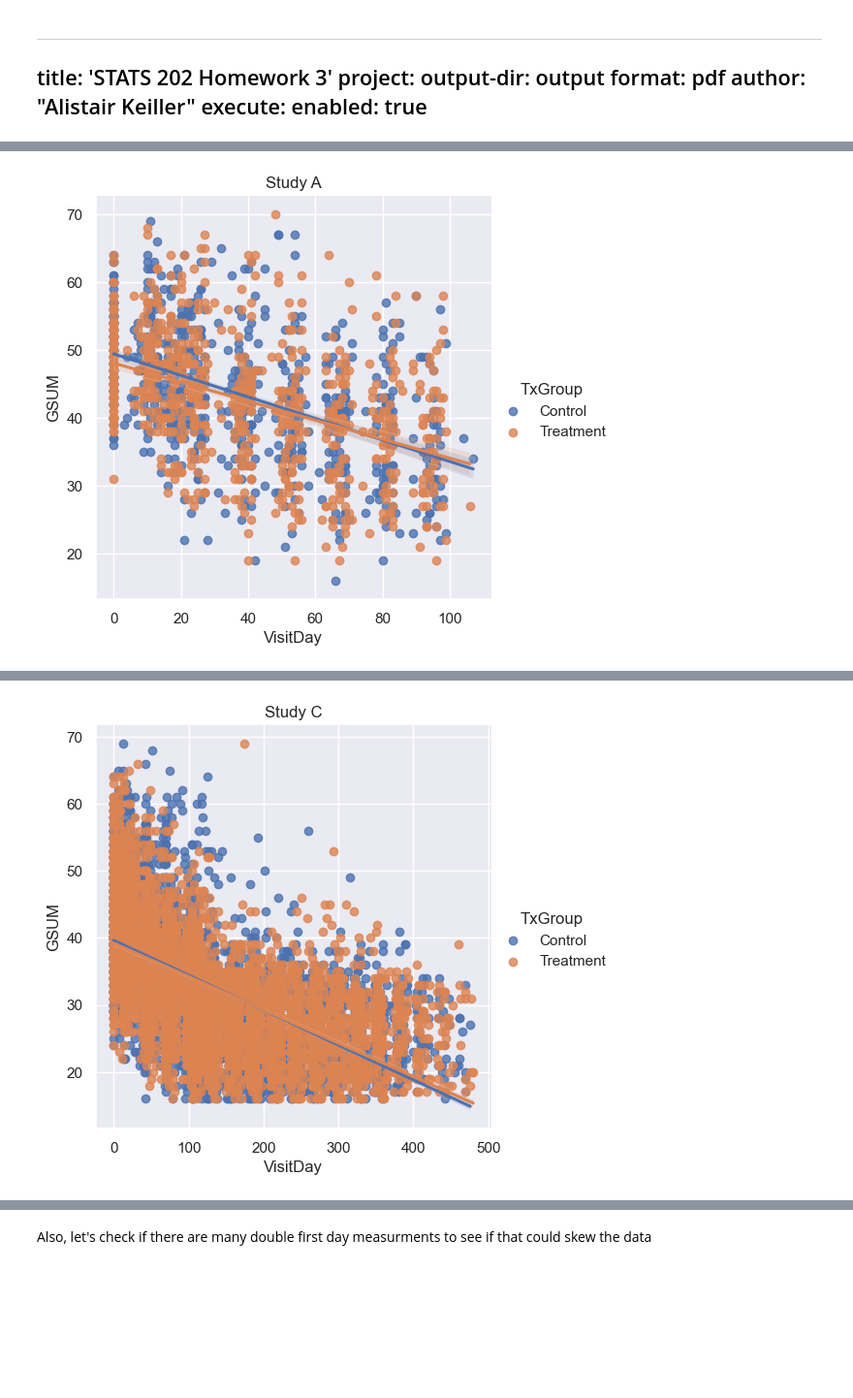
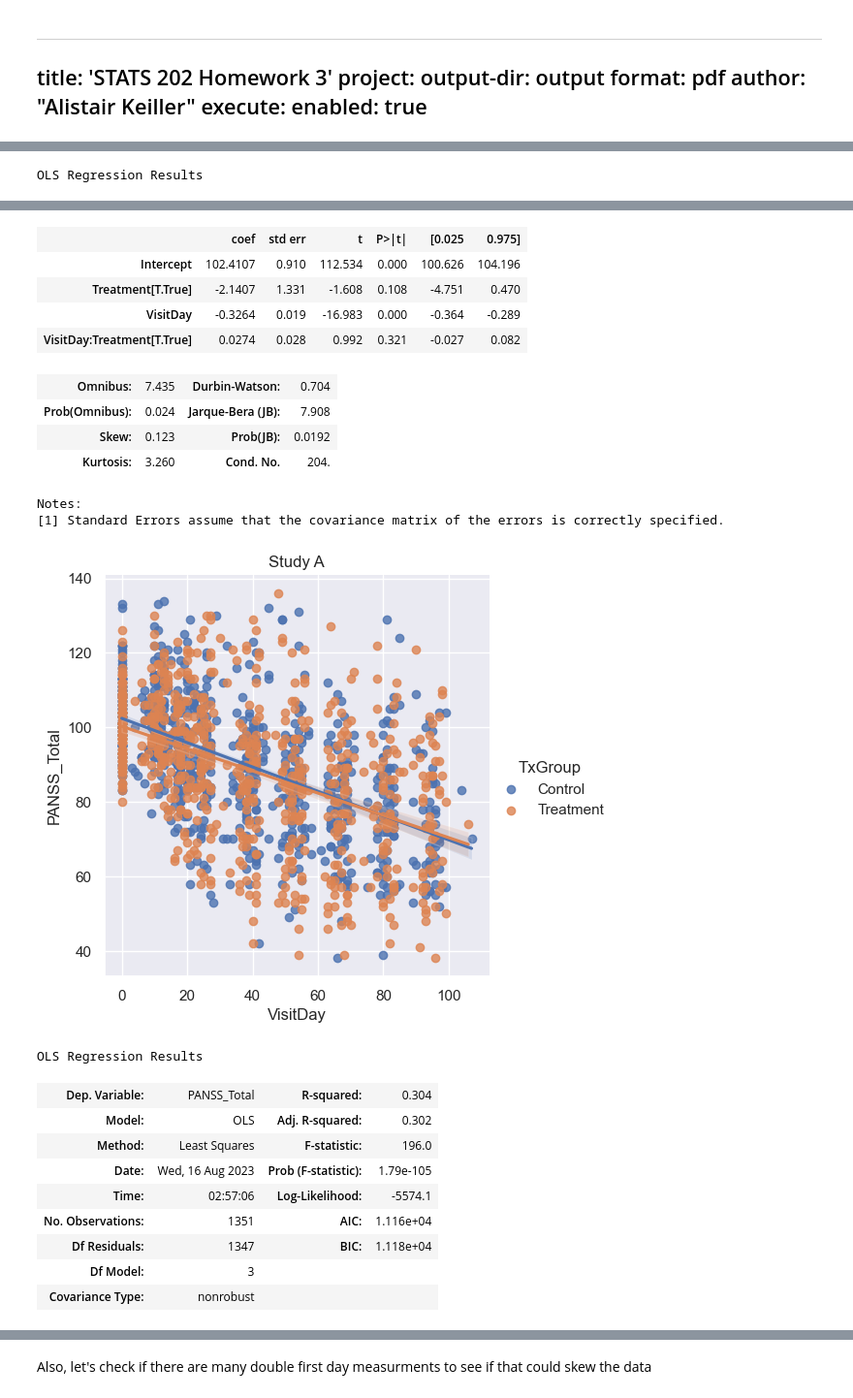
Before and after one commit to AlistairKeiller/STATS-202-final, a Jupyter notebook: final.ipynb, the cells around one changed output, grey strips where cells are left out. Shown at 97% size. Cells and saved outputs as stored; diff of their text form; code cells hidden in the pictures; blank space fills up the shorter version.

```diff
--- a/final.ipynb
+++ b/final.ipynb
@@ -37,7 +38,10 @@ data["NSUM"] = np.sum([data["N" + str(n)] for n in range(1, 8)], axis=0)
 data["GSUM"] = np.sum([data["G" + str(n)] for n in range(1, 17)], axis=0)
 data["Treatment"] = data["TxGroup"] == "Treatment"
 data["Flagged"] = data["LeadStatus"] != "Passed"
-data["SiteID"] = data["SiteID"].astype("category")
+data["categoryPatientID"] = data["PatientID"].astype("category")
+data["categorySiteID"] = data["SiteID"].astype("category")
+data["categoryRaterID"] = data["RaterID"].astype("category")
+data["categoryAssessmentID"] = data["AssessmentID"].astype("category")
 PANSS_parts = [
     "P1",
     "P2",
@@ -122,9 +92,17 @@ Notes:
 # %%
-sns.lmplot(
-    x="VisitDay",
-    y="PANSS_Total",
-    data=data[data.LeadStatus == "Passed"],
-    hue="TxGroup",
-)
-plt.show()
+for metric in ["PANSS_Total", "PSUM", "NSUM", "GSUM"]:
+    display(
+        smf.ols(
+            metric + " ~ VisitDay*Treatment", data=data[data.LeadStatus == "Passed"]
+        )
+        .fit()
+        .summary()
+    )
+    sns.lmplot(
+        x="VisitDay",
+        y=metric,
+        data=data[data.LeadStatus == "Passed"],
+        hue="TxGroup",
+    )
+    plt.show()
 # %% [output]
@@ -240,11 +154,20 @@ plt.show()
 # %%
 for study in ["A", "B", "C", "D"]:
+    display(
+        smf.ols(
+            "PANSS_Total ~ VisitDay*Treatment",
+            data=data[(data.Study == study) & (data.LeadStatus == "Passed")],
+        )
+        .fit()
+        .summary()
+    )
     sns.lmplot(
         x="VisitDay",
-        y="GSUM",
+        y="PANSS_Total",
         data=data[(data.Study == study) & (data.LeadStatus == "Passed")],
         hue="TxGroup",
     )
     plt.title("Study " + study)
     plt.show()
 # %% [output]
+OLS Regression Results
@@ -251 +183,22 @@ for study in ["A", "B", "C", "D"]:
+|  | coef | std err | t | P>|t| | [0.025 | 0.975] |
+| Intercept | 102.4107 | 0.910 | 112.534 | 0.000 | 100.626 | 104.196 |
+| Treatment[T.True] | -2.1407 | 1.331 | -1.608 | 0.108 | -4.751 | 0.470 |
+| VisitDay | -0.3264 | 0.019 | -16.983 | 0.000 | -0.364 | -0.289 |
+| VisitDay:Treatment[T.True] | 0.0274 | 0.028 | 0.992 | 0.321 | -0.027 | 0.082 |
+| Omnibus: | 7.435 | Durbin-Watson: | 0.704 |
+| Prob(Omnibus): | 0.024 | Jarque-Bera (JB): | 7.908 |
+| Skew: | 0.123 | Prob(JB): | 0.0192 |
+| Kurtosis: | 3.260 | Cond. No. | 204. |
+Notes:
+[1] Standard Errors assume that the covariance matrix of the errors is correctly specified.
-[figure, old version]
+[figure, new version]
+OLS Regression Results
+| Dep. Variable: | PANSS_Total | R-squared: | 0.304 |
+| Model: | OLS | Adj. R-squared: | 0.302 |
+| Method: | Least Squares | F-statistic: | 196.0 |
+| Date: | Wed, 16 Aug 2023 | Prob (F-statistic): | 1.79e-105 |
+| Time: | 02:57:06 | Log-Likelihood: | -5574.1 |
+| No. Observations: | 1351 | AIC: | 1.116e+04 |
+| Df Residuals: | 1347 | BIC: | 1.118e+04 |
+| Df Model: | 3 |  |  |
+| Covariance Type: | nonrobust |  |  |
@@ -253 +216,0 @@ for study in ["A", "B", "C", "D"]:
-[figure, removed]
```
Also changed, not shown: parts of 20 cells of this notebook.
